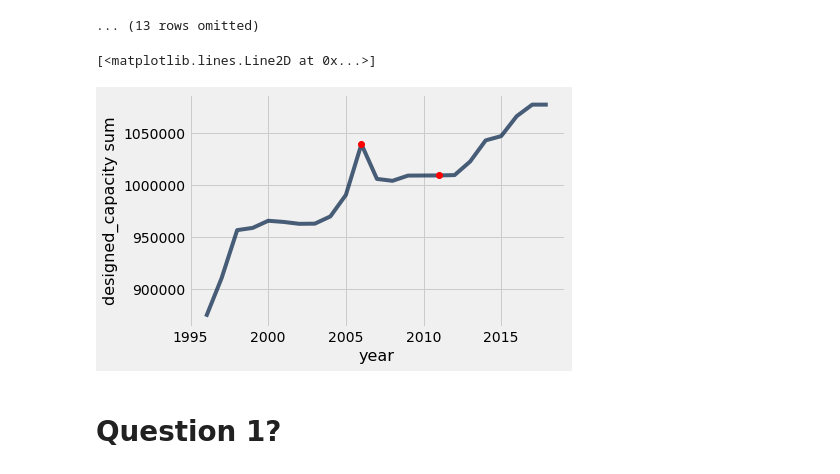
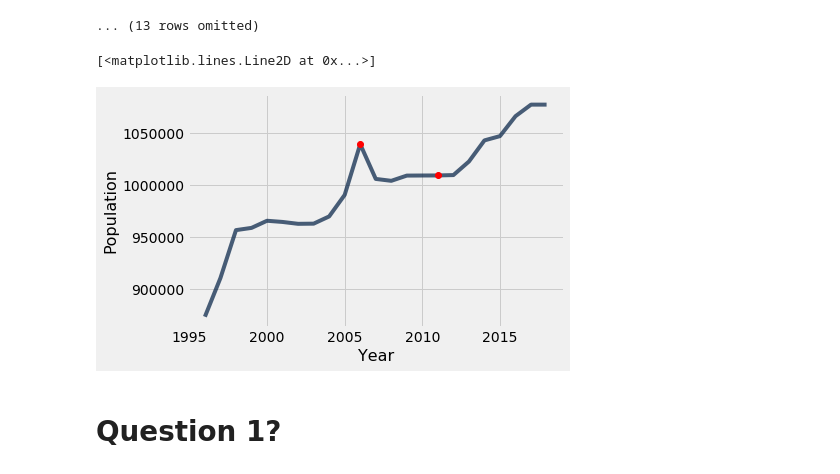
Before and after one commit to ds-modules/ES-21AC-SP19, a Jupyter notebook: incarceration.ipynb, the cells around one changed output. Cells and saved outputs as stored; diff of their text form; code cells hidden in the pictures.

Commit message:
labelled and edit code
hopefully it is more readable

```diff
--- a/incarceration.ipynb
+++ b/incarceration.ipynb
@@ -170,15 +171,18 @@ total_capacity_ca
 # %%
 ### We can display the change in design capacity of California's state prisons over
 ### time by using the .plot function. The plot function is
 total_capacity_ca.plot("year", "designed_capacity sum")
 
-# plt.xlabel("Year")
-# plt.ylabel("Percent Occupied")
+### These two lines label the x-axis of our graph and the y-axis.
+plt.xlabel("Year")
+plt.ylabel("Population")
+
+### These lines of code plot the red dots on the line plot below.
 plt.plot([2011], total_capacity_ca.where("year", 2011).column("designed_capacity sum").item(0), 'ro')
 plt.plot([2006], total_capacity_ca.where("year", 2006).column("designed_capacity sum").item(0), 'ro')
 # %% [output]
 [<matplotlib.lines.Line2D at 0x...>]
-[figure, old version]
+[figure, new version]
 # %% [markdown]
 # Question 1?
 # %% [markdown]
```
Also changed, not shown: parts of 50 cells of this notebook.
